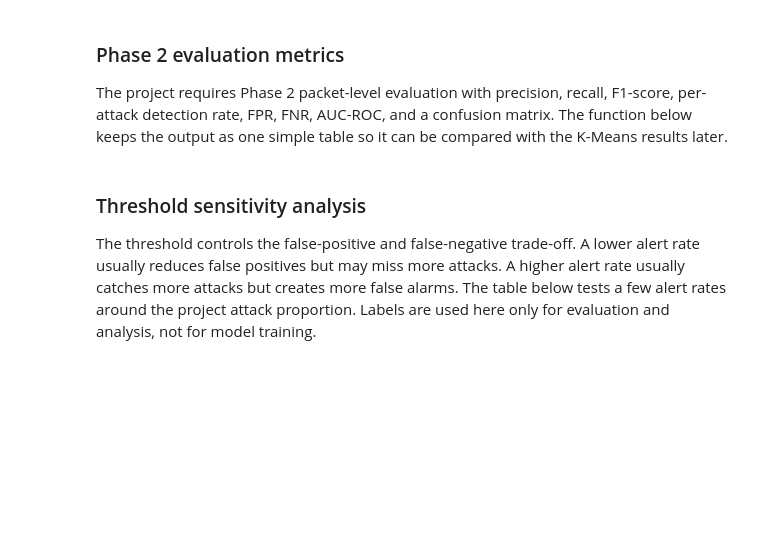
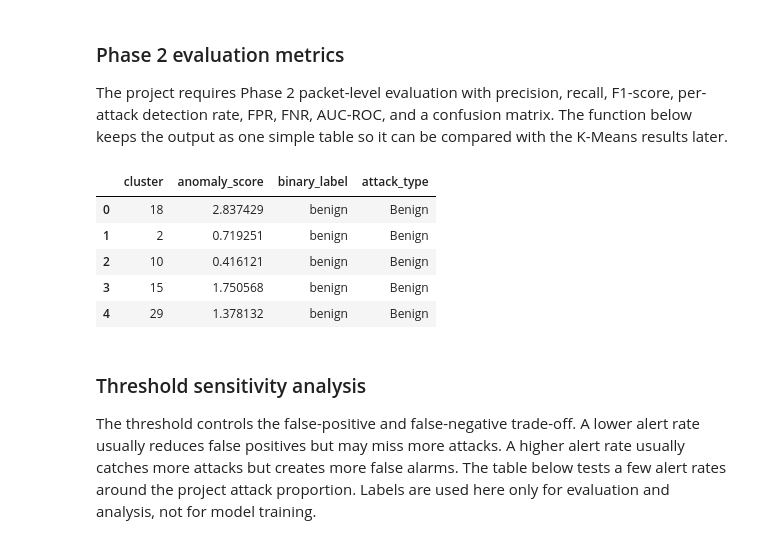
Before and after one commit to yuanmingwang/multi-stage-iot-ids, a Jupyter notebook: notebooks/p2_kmeans.ipynb, the cells around one changed output. Cells and saved outputs as stored; diff of their text form; code cells hidden in the pictures; blank space fills up the shorter version.

```diff
--- a/notebooks/p2_kmeans.ipynb
+++ b/notebooks/p2_kmeans.ipynb
@@ -424,6 +425,27 @@ Name: count, Length: 218, dtype: int64
 ### Phase 2 evaluation metrics
 
 The project requires Phase 2 packet-level evaluation with precision, recall, F1-score, per-attack detection rate, FPR, FNR, AUC-ROC, and a confusion matrix. The function below keeps the output as one simple table so it can be compared with the K-Means results later.
+# %%
+### Generate anomaly scores (distance from a packet to its nearest cluster center)
+# distances = kmeans.transform(X)
+# anomaly_score = distances.min(axis=1)
+
+# Distance from each packet to its assigned cluster center
+distances = kmeans.transform(X)
+anomaly_score = distances[np.arange(X.shape[0]), cluster_labels]
+
+df_result = df.copy()
+df_result["model"] = "KMeans"
+df_result["cluster"] = cluster_labels
+df_result["anomaly_score"] = anomaly_score
+df_result[["cluster", "anomaly_score", BINARY_COL, ATTACK_COL]].head()
+# %% [output]
+|  | cluster | anomaly_score | binary_label | attack_type |
+| 0 | 18 | 2.837429 | benign | Benign |
+| 1 | 2 | 0.719251 | benign | Benign |
+| 2 | 10 | 0.416121 | benign | Benign |
+| 3 | 15 | 1.750568 | benign | Benign |
+| 4 | 29 | 1.378132 | benign | Benign |
 # %% [markdown]
 ### Threshold sensitivity analysis
 
```
Also changed, not shown: parts of 7 cells of this notebook.
